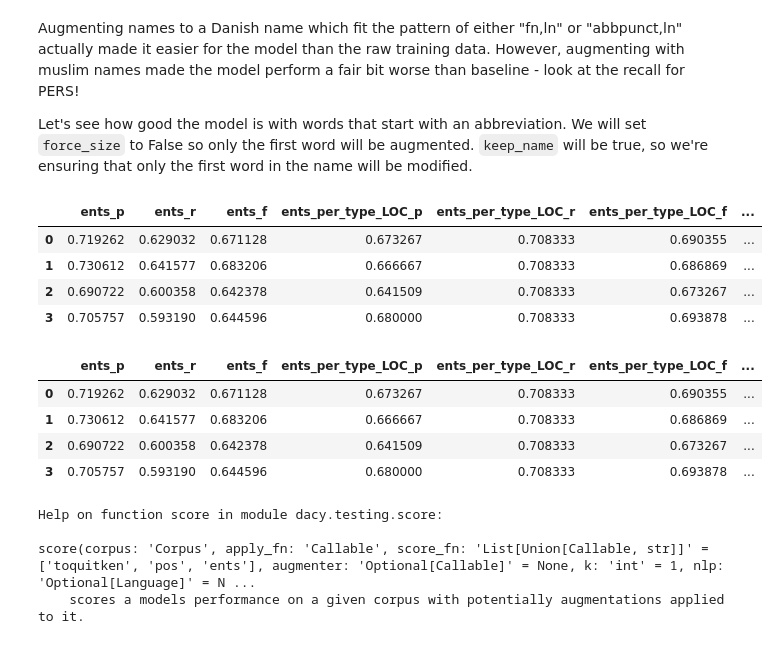
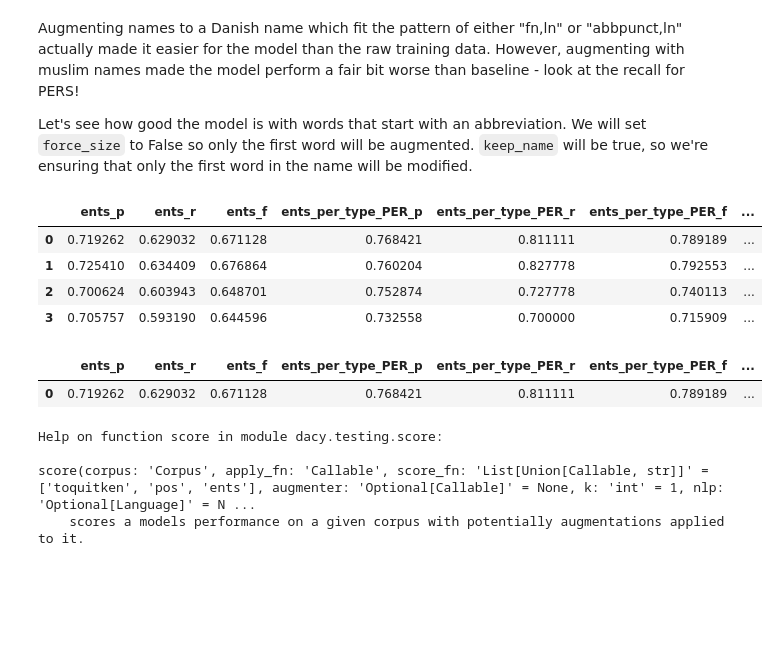
Before and after one commit to centre-for-humanities-computing/DaCy, a Jupyter notebook: dev/test_bias.ipynb, the cells around one changed output. Cells and saved outputs as stored; diff of their text form; code cells hidden in the pictures; blank space fills up the shorter version.

```diff
--- a/dev/test_bias.ipynb
+++ b/dev/test_bias.ipynb
@@ -19,7 +17,7 @@ ImportError: cannot import name 'make_muslim_name_dict' from 'dacy.augmenters.ut
 # %% [markdown]
 Start off by loading the test set and defining a function that applies the small Spacy model on the data.
 # %%
-train, dev, test = dacy.datasets.dane(predefined_splits=True)
+train, dev, test = dacy.datasets.dane(splits=["train", "dev", "test"])
 nlp = spacy.load("da_core_news_sm")
 
 
@@ -98,25 +60,22 @@ Augmenting names to a Danish name which fit the pattern of either "fn,ln" or "ab
 
 Let's see how good the model is with words that start with an abbreviation. We will set `force_size` to False so only the first word will be augmented. `keep_name` will be true, so we're ensuring that only the first word in the name will be modified.
 # %%
-abb_aug = create_name_augmenter(dk_name_dict, patterns=["abbpunct"], force_size=False, keep_name=True)
+abb_aug = create_pers_augmenter(dk_name_dict, patterns=["abbpunct"], force_size=False, keep_name=True)
 scores_abb = score(test, apply_spacy_model, augmenter=abb_aug, score_fn=["ents"])
 scores += scores_abb
 scores.to_df()
 # %% [output]
-|  | ents_p | ents_r | ents_f | ents_per_type_LOC_p | ents_per_type_LOC_r | ents_per_type_LOC_f | ... |
-| 0 | 0.719262 | 0.629032 | 0.671128 | 0.673267 | 0.708333 | 0.690355 | ... |
-| 1 | 0.730612 | 0.641577 | 0.683206 | 0.666667 | 0.708333 | 0.686869 | ... |
-| 2 | 0.690722 | 0.600358 | 0.642378 | 0.641509 | 0.708333 | 0.673267 | ... |
-| 3 | 0.705757 | 0.593190 | 0.644596 | 0.680000 | 0.708333 | 0.693878 | ... |
+|  | ents_p | ents_r | ents_f | ents_per_type_PER_p | ents_per_type_PER_r | ents_per_type_PER_f | ... |
+| 0 | 0.719262 | 0.629032 | 0.671128 | 0.768421 | 0.811111 | 0.789189 | ... |
+| 1 | 0.725410 | 0.634409 | 0.676864 | 0.760204 | 0.827778 | 0.792553 | ... |
+| 2 | 0.700624 | 0.603943 | 0.648701 | 0.752874 | 0.727778 | 0.740113 | ... |
+| 3 | 0.705757 | 0.593190 | 0.644596 | 0.732558 | 0.700000 | 0.715909 | ... |
 # %%
 scores_raw_2 = score(test, apply_spacy_model, score_fn=["ents"])
-scores_raw.to_df()
+scores_raw_2.to_df()
 # %% [output]
-|  | ents_p | ents_r | ents_f | ents_per_type_LOC_p | ents_per_type_LOC_r | ents_per_type_LOC_f | ... |
-| 0 | 0.719262 | 0.629032 | 0.671128 | 0.673267 | 0.708333 | 0.690355 | ... |
-| 1 | 0.730612 | 0.641577 | 0.683206 | 0.666667 | 0.708333 | 0.686869 | ... |
-| 2 | 0.690722 | 0.600358 | 0.642378 | 0.641509 | 0.708333 | 0.673267 | ... |
-| 3 | 0.705757 | 0.593190 | 0.644596 | 0.680000 | 0.708333 | 0.693878 | ... |
+|  | ents_p | ents_r | ents_f | ents_per_type_PER_p | ents_per_type_PER_r | ents_per_type_PER_f | ... |
+| 0 | 0.719262 | 0.629032 | 0.671128 | 0.768421 | 0.811111 | 0.789189 | ... |
 # %%
 help(score)
 # %% [output]
```
Also changed, not shown: parts of 9 cells of this notebook.
